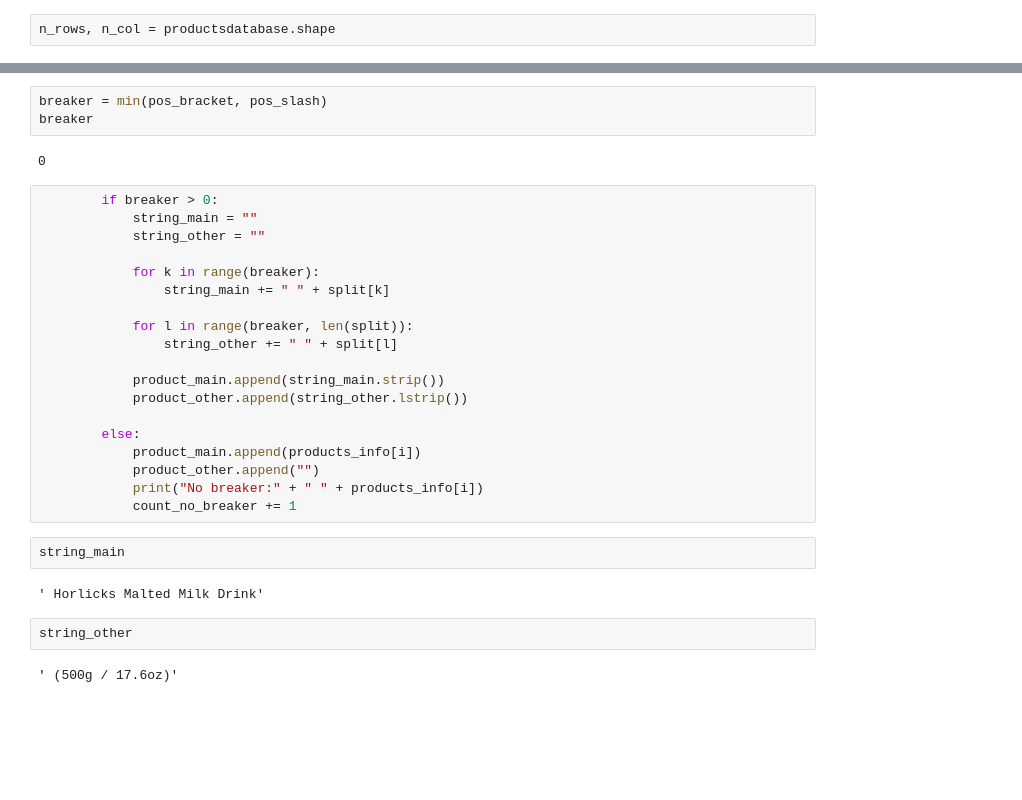
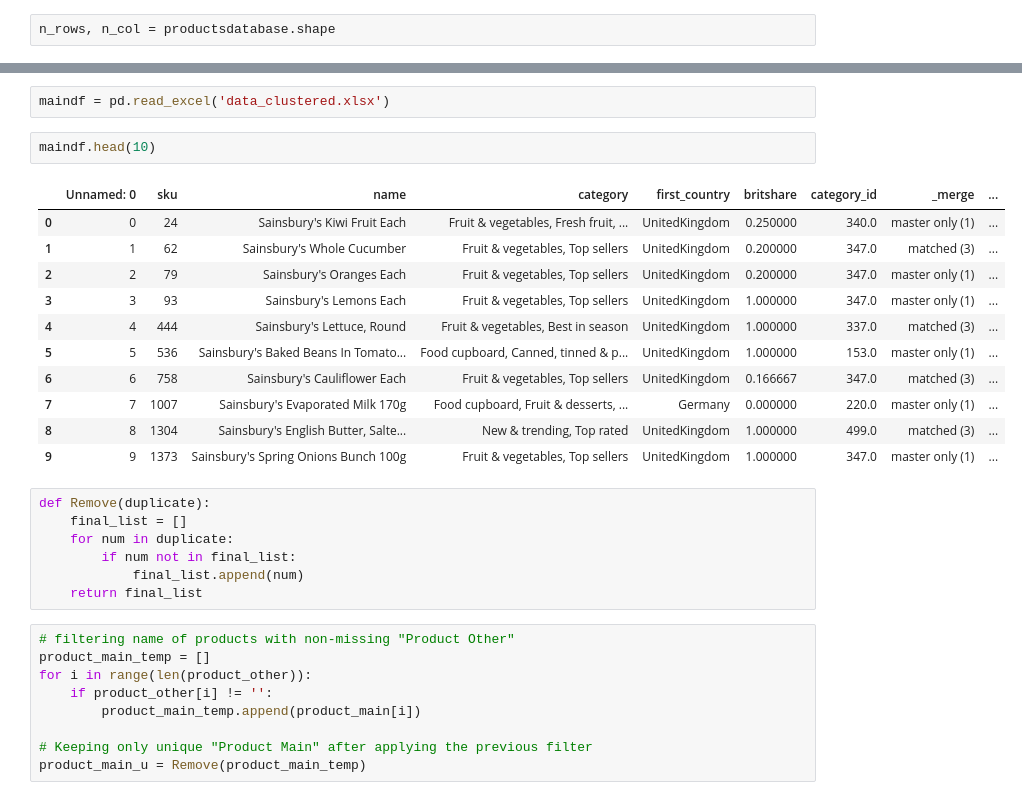
Before and after one commit to naeemtal/brexitproject, a Jupyter notebook: products_database.ipynb, the cells around one changed output, grey strips where cells are left out. Drawn from its saved outputs; the diff is of its cells as text; blank space fills up the shorter version.

```diff
--- a/products_database.ipynb
+++ b/products_database.ipynb
@@ -133,32 +167,32 @@ split
-# %%
-breaker = min(pos_bracket, pos_slash)
-breaker
-# %% [output]
-0
-# %%
-        if breaker > 0:
-            string_main = ""
-            string_other = ""
-
-            for k in range(breaker):
-                string_main += " " + split[k]
-
-            for l in range(breaker, len(split)):
-                string_other += " " + split[l]
-
-            product_main.append(string_main.strip())
-            product_other.append(string_other.lstrip())
-
-        else:
-            product_main.append(products_info[i])
-            product_other.append("")
-            print("No breaker:" + " " + products_info[i])
-            count_no_breaker += 1
-# %%
-string_main
-# %% [output]
-' Horlicks Malted Milk Drink'
-# %%
-string_other
-# %% [output]
-' (500g / 17.6oz)'
+# %%
+maindf = pd.read_excel('data_clustered.xlsx')
+# %%
+maindf.head(10)
+# %% [output]
+|  | Unnamed: 0 | sku | name | category | first_country | britshare | category_id | _merge | ... |
+| 0 | 0 | 24 | Sainsbury's Kiwi Fruit Each | Fruit & vegetables, Fresh fruit, ... | UnitedKingdom | 0.250000 | 340.0 | master only (1) | ... |
+| 1 | 1 | 62 | Sainsbury's Whole Cucumber | Fruit & vegetables, Top sellers | UnitedKingdom | 0.200000 | 347.0 | matched (3) | ... |
+| 2 | 2 | 79 | Sainsbury's Oranges Each | Fruit & vegetables, Top sellers | UnitedKingdom | 0.200000 | 347.0 | master only (1) | ... |
+| 3 | 3 | 93 | Sainsbury's Lemons Each | Fruit & vegetables, Top sellers | UnitedKingdom | 1.000000 | 347.0 | master only (1) | ... |
+| 4 | 4 | 444 | Sainsbury's Lettuce, Round | Fruit & vegetables, Best in season | UnitedKingdom | 1.000000 | 337.0 | matched (3) | ... |
+| 5 | 5 | 536 | Sainsbury's Baked Beans In Tomato... | Food cupboard, Canned, tinned & p... | UnitedKingdom | 1.000000 | 153.0 | master only (1) | ... |
+| 6 | 6 | 758 | Sainsbury's Cauliflower Each | Fruit & vegetables, Top sellers | UnitedKingdom | 0.166667 | 347.0 | matched (3) | ... |
+| 7 | 7 | 1007 | Sainsbury's Evaporated Milk 170g | Food cupboard, Fruit & desserts, ... | Germany | 0.000000 | 220.0 | master only (1) | ... |
+| 8 | 8 | 1304 | Sainsbury's English Butter, Salte... | New & trending, Top rated | UnitedKingdom | 1.000000 | 499.0 | matched (3) | ... |
+| 9 | 9 | 1373 | Sainsbury's Spring Onions Bunch 100g | Fruit & vegetables, Top sellers | UnitedKingdom | 1.000000 | 347.0 | master only (1) | ... |
+# %%
+def Remove(duplicate):
+    final_list = []
+    for num in duplicate:
+        if num not in final_list:
+            final_list.append(num)
+    return final_list
+# %%
+# filtering name of products with non-missing "Product Other"
+product_main_temp = []
+for i in range(len(product_other)):
+    if product_other[i] != '':
+        product_main_temp.append(product_main[i])
+
+# Keeping only unique "Product Main" after applying the previous filter
+product_main_u = Remove(product_main_temp)
```
Also changed, not shown: parts of 14 cells of this notebook.
